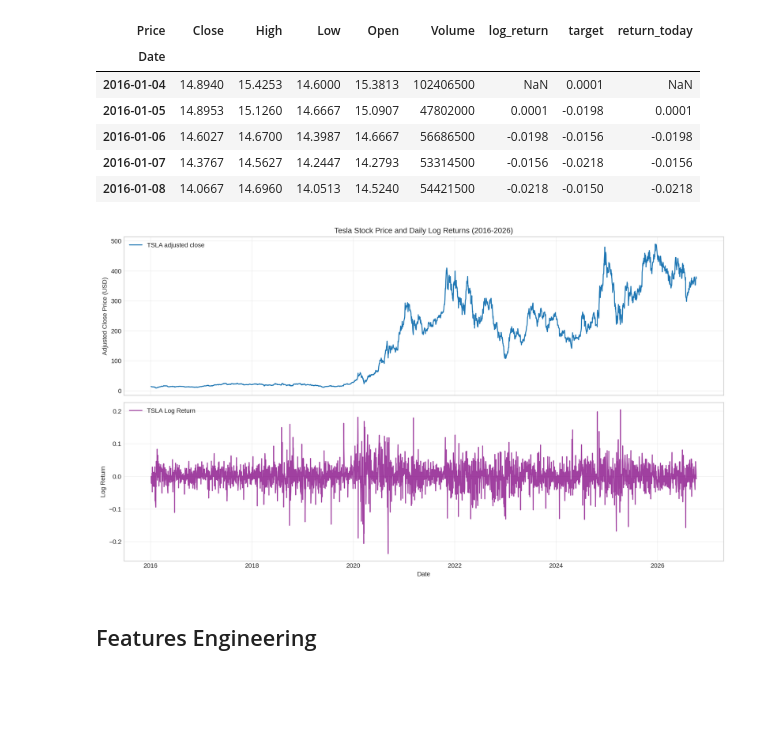
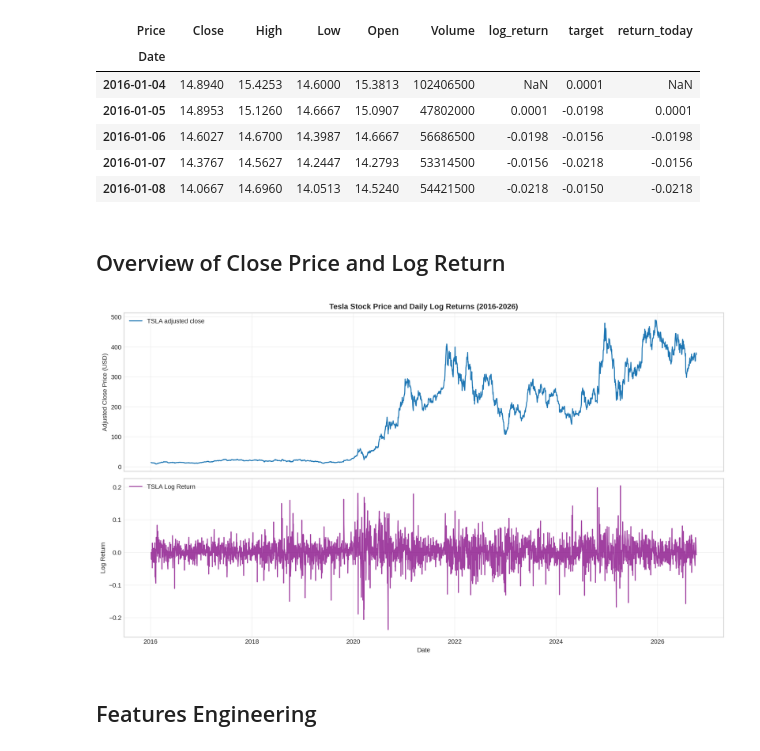
Before and after one commit to phhien203/ML-foundations, a Jupyter notebook: TSLA_Forecast_Evaluation_Hien.ipynb, the cells around one changed output. Saved outputs shown, nothing was run; the diff lists cells and outputs as text; code cells hidden in the pictures; blank space fills up the shorter version.

```diff
--- a/TSLA_Forecast_Evaluation_Hien.ipynb
+++ b/TSLA_Forecast_Evaluation_Hien.ipynb
@@ -115,6 +119,8 @@ df.head()
 | 2016-01-06 | 14.6027 | 14.6700 | 14.3987 | 14.6667 | 56686500 | -0.0198 | -0.0156 | -0.0198 |
 | 2016-01-07 | 14.3767 | 14.5627 | 14.2447 | 14.2793 | 53314500 | -0.0156 | -0.0218 | -0.0156 |
 | 2016-01-08 | 14.0667 | 14.6960 | 14.0513 | 14.5240 | 54421500 | -0.0218 | -0.0150 | -0.0218 |
+# %% [markdown]
+## Overview of Close Price and Log Return
 # %%
 fig, (ax1, ax2) = plt.subplots(
     2,
@@ -124,35 +130,39 @@ fig, (ax1, ax2) = plt.subplots(
     gridspec_kw={'height_ratios': [1, 1]}
 )
 
 # Top Plot: Close Price
 ax1.plot(
     df.index,
     df['Close'],
     label='TSLA adjusted close',
     color='tab:blue'
 )
-ax1.set_title('Tesla Stock Price and Daily Log Returns (2016-2026)')
+ax1.set_title(
+    'Tesla Stock Price and Daily Log Returns (2016-2026)',
+    fontweight='bold',
+    fontsize=12
+)
 ax1.set_ylabel('Adjusted Close Price (USD)')
 ax1.legend(loc='upper left')
 ax1.grid(alpha=0.3)
 
 # Bottom Plot: Log Returns
 ax2.plot(
     df.index,
     df['log_return'],
     label='TSLA Log Return',
     color='purple',
     alpha=0.75
 )
 ax2.set_xlabel('Date')
 ax2.set_ylabel('Log Return')
 ax2.legend(loc='upper left')
 ax2.grid(alpha=0.3)
 
 plt.tight_layout()
 plt.show()
 # %% [output]
-[figure, old version]
+[figure, new version]
 # %% [markdown]
 ## Features Engineering
 # %%
```
Also changed, not shown: parts of 20 cells of this notebook.
